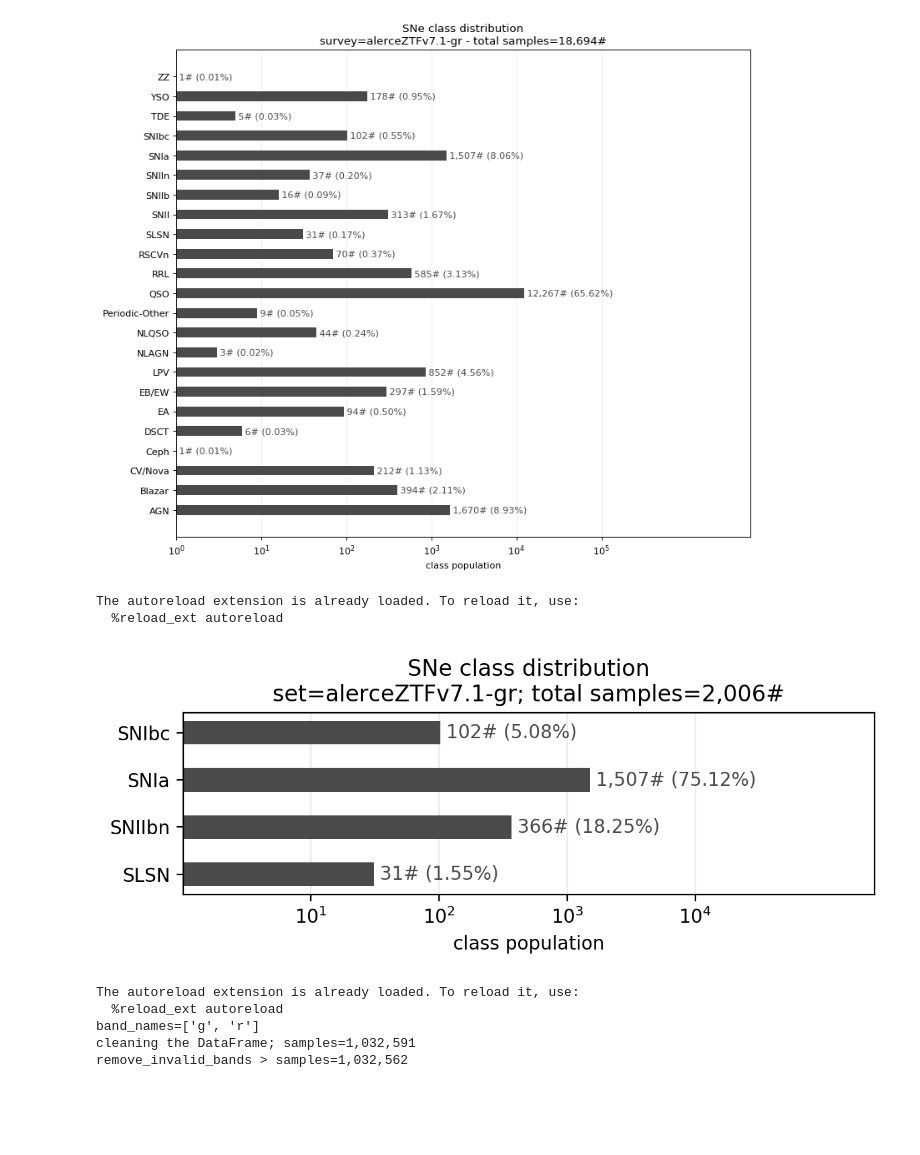
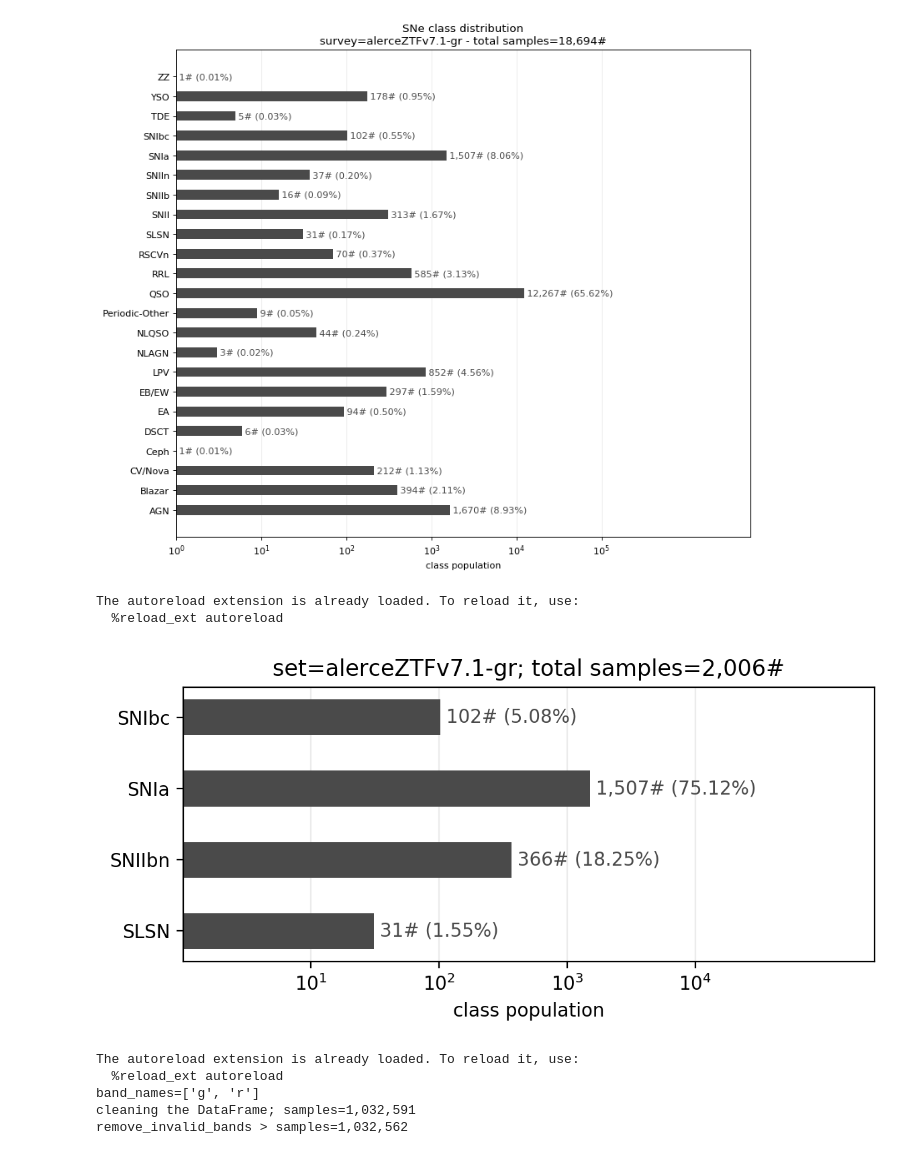
Before and after one commit to oscarpimentel/astro-lightcurves-handler, a Jupyter notebook: experiments/surveys-exports/alerceZTF_v7.1.ipynb, the cells around one changed output. Saved outputs shown, nothing was run; the diff lists cells and outputs as text; code cells hidden in the pictures; blank space fills up the shorter version.

```diff
--- a/experiments/surveys-exports/alerceZTF_v7.1.ipynb
+++ b/experiments/surveys-exports/alerceZTF_v7.1.ipynb
@@ -181,35 +181,35 @@ elif mode=='onlySNe-SLSN':
     kwargs = {
         'invalid_classes':[],
         'query_classes':[sn for sn in DF_SN_LIST if not sn=='SLSN'],
         'merge_classes_dict':{
             'SNIIbn':['SNII', 'SNIIb', 'SNIIn'],
         },
     }
 
 elif mode=='onlySNIa':
     kwargs = {
         'invalid_classes':[],
         'query_classes':DF_SN_LIST,
         'merge_classes_dict':{
             'non-SNIa':['SLSN' ,'SNII', 'SNIIb', 'SNIIn', 'SNIbc'],
         },
     }
 
 elif mode=='RRCeph':
     invalid_classes = []
     query_classes = ['RRL','Ceph']
     to_merge_classes_dic = {}
 
 lcDictionaryCreator.update_labels_df(**kwargs)
 lcDictionaryCreator.plot_class_distribution(
-    figsize=(6,2.5),
+    figsize=(6,3),
     uses_log_scale=1,
     )
 #assert 0
 # %% [output]
 The autoreload extension is already loaded. To reload it, use:
   %reload_ext autoreload
-[figure, old version]
+[figure, new version]
 # %%
 %load_ext autoreload
 %autoreload 2
```
Also changed, not shown: 1 other file.
